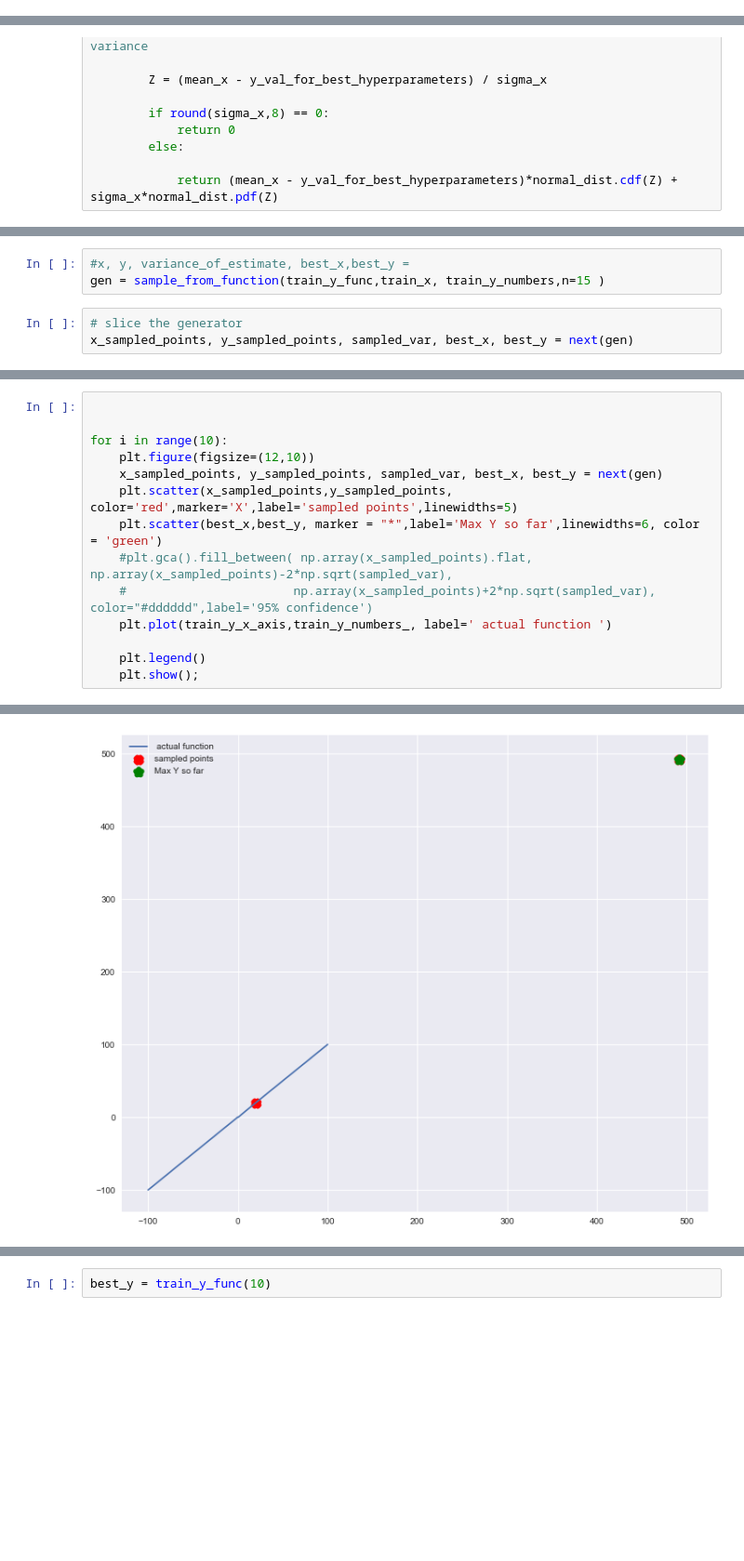
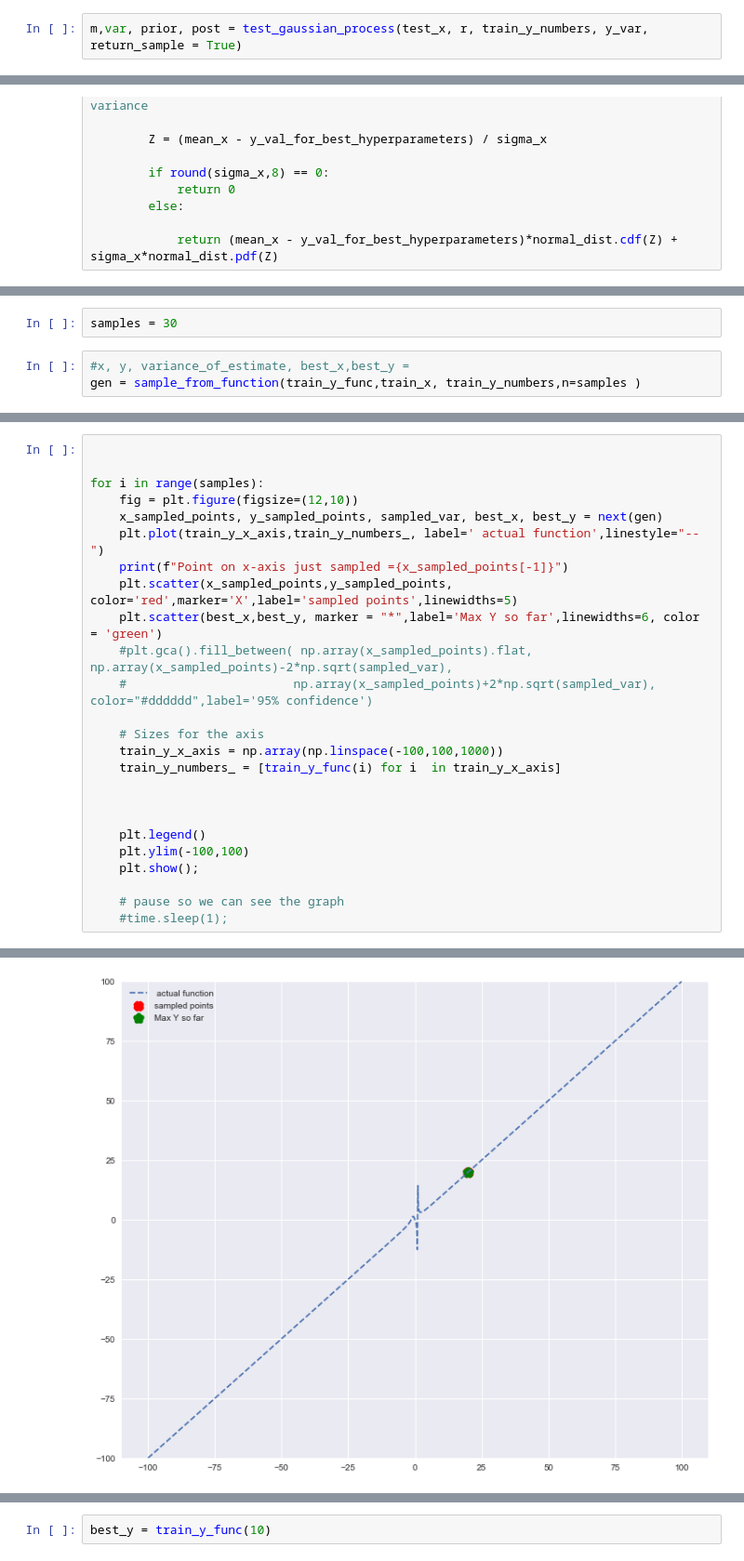
Before and after one commit to jonhilgart22/advanced_stats, a Jupyter notebook: final_project/Experimenting with GPs.ipynb, the cells around one changed output, grey strips where cells are left out. Shown at 93% size. Drawn from its saved outputs; the diff is of its cells as text; blank space fills up the shorter version.

```diff
--- a/final_project/Experimenting with GPs.ipynb
+++ b/final_project/Experimenting with GPs.ipynb
@@ -553 +551,3 @@ plt.title("Priors ");
+# %%
+m,var, prior, post = test_gaussian_process(test_x, r, train_y_numbers, y_var, return_sample = True)
 # %%
@@ -697,9 +738,8 @@ def sample_from_function( y_function,
             train_y_numbers = np.vstack((train_y_numbers, max_improv_y))
 
             yield x_sampled_points, y_sampled_points, sampled_variance, best_x, best_y
+# %%
+samples = 30
 # %%
 #x, y, variance_of_estimate, best_x,best_y =
-gen = sample_from_function(train_y_func,train_x, train_y_numbers,n=15 )
+gen = sample_from_function(train_y_func,train_x, train_y_numbers,n=samples )
-# %%
-# slice the generator
-x_sampled_points, y_sampled_points, sampled_var, best_x, best_y = next(gen)
@@ -709,15 +746,26 @@ train_y_numbers_ = [train_y_func(i) for i  in train_y_x_axis]
 # %%
 
 
-for i in range(10):
-    plt.figure(figsize=(12,10))
+for i in range(samples):
+    fig = plt.figure(figsize=(12,10))
     x_sampled_points, y_sampled_points, sampled_var, best_x, best_y = next(gen)
+    plt.plot(train_y_x_axis,train_y_numbers_, label=' actual function',linestyle="--")
+    print(f"Point on x-axis just sampled ={x_sampled_points[-1]}")
     plt.scatter(x_sampled_points,y_sampled_points, color='red',marker='X',label='sampled points',linewidths=5)
     plt.scatter(best_x,best_y, marker = "*",label='Max Y so far',linewidths=6, color = 'green')
     #plt.gca().fill_between( np.array(x_sampled_points).flat, np.array(x_sampled_points)-2*np.sqrt(sampled_var),
     #                       np.array(x_sampled_points)+2*np.sqrt(sampled_var), color="#dddddd",label='95% confidence')
-    plt.plot(train_y_x_axis,train_y_numbers_, label=' actual function ')
+
+    # Sizes for the axis
+    train_y_x_axis = np.array(np.linspace(-100,100,1000))
+    train_y_numbers_ = [train_y_func(i) for i  in train_y_x_axis]
+
+
 
     plt.legend()
+    plt.ylim(-100,100)
     plt.show();
+
+    # pause so we can see the graph
+    #time.sleep(1);
 # %% [output]
@@ -726 +773 @@ ERROR
-[figure, old version]
+[figure, new version]
```
Also changed, not shown: parts of 12 cells of this notebook.
